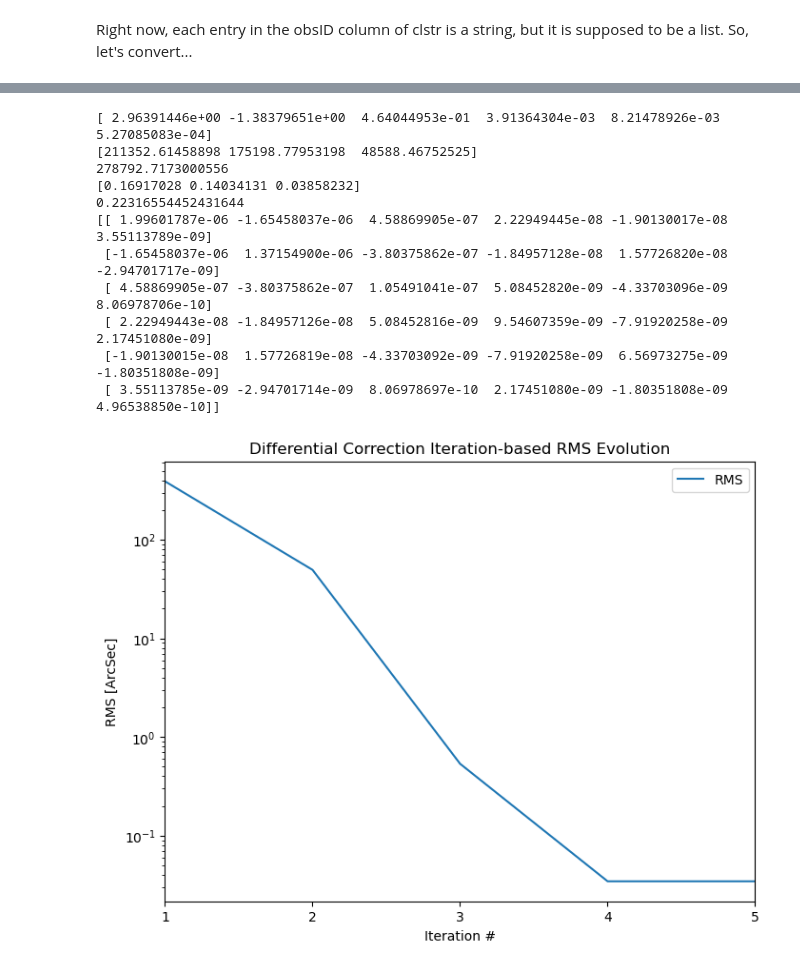
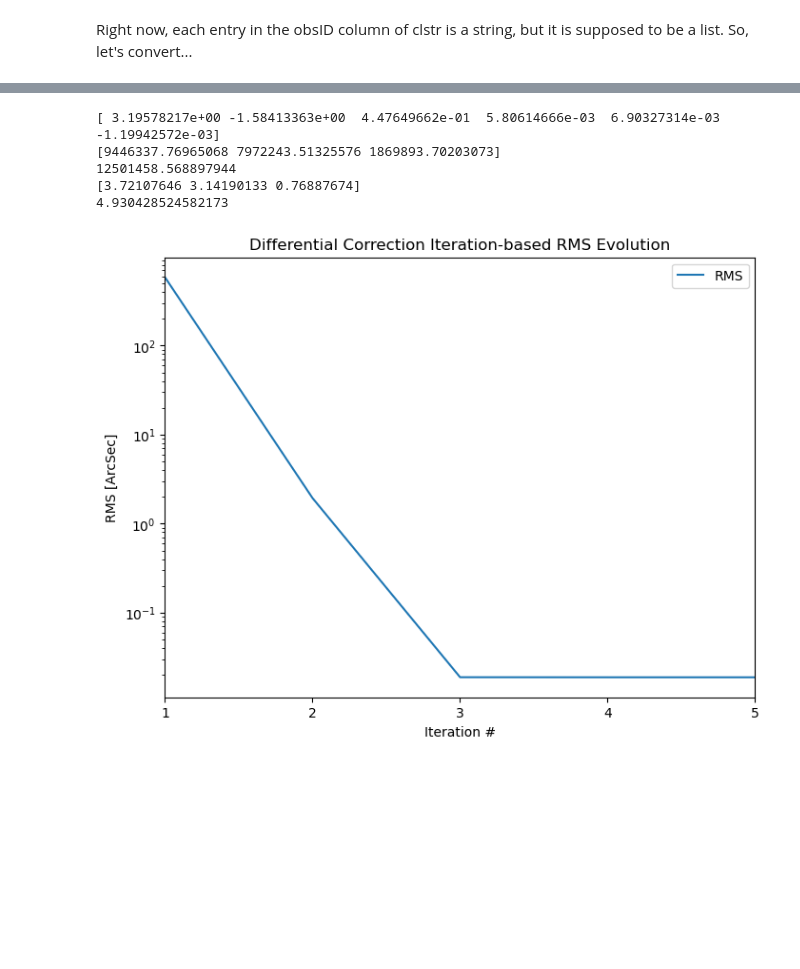
Before and after one commit to rahil-makadia/lsst-heliolinc-corrector, a Jupyter notebook: lsst-corrector-demo.ipynb, the cells around one changed output, grey strips where cells are left out. Drawn from its saved outputs; the diff is of its cells as text; code cells hidden in the pictures; blank space fills up the shorter version.

```diff
--- a/lsst-corrector-demo.ipynb
+++ b/lsst-corrector-demo.ipynb
@@ -100,67 +104,57 @@ vy_ecl                                                    0.006226
 # %%
 epoch = np.mean(obsArray[:,0]) # fitTime
 x_nom = fitGuess.copy()
 obs_array = obsArray.copy()
 
-max_iter = 20
-fd_pert = 1e-6
-rms_change_limit = 5e-3
-min_iter = 5
+max_iter = 20 # maximum number of iterations to run for orbit fit
+fd_pert = 1e-5 # factor to perturb nominal state element by when calculating partials using central differences
+rms_change_limit = 5e-3 # if RMS change is less than this, consider the orbit fit converged and stop
+min_iter = 5 # minimum number of iterations before any convergence criterion can stop the solution
+min_RMS = 1 # maximum acceptable RMS value for a converged solution
 
-rms_rad = np.inf*np.ones((max_iter,1))
-rms = np.inf*np.ones((max_iter,1))
-del_rms = np.inf*np.ones((max_iter,1))
-state_arr = np.zeros((len(x_nom), max_iter))
+rms_rad = np.inf*np.ones((max_iter,1)) # RMS array in radians
+rms = np.inf*np.ones((max_iter,1)) # RMS array in ArcSec
+del_rms = np.inf*np.ones((max_iter,1)) # array to store change in RMS at each iteration
+state_arr = np.zeros((len(x_nom), max_iter)) # array to store nominal state at each iteration of the fit
 i = 0
-while abs(del_rms[i-1])>rms_change_limit or rms[i-1]>1 or i<min_iter:
-    P, a, w, b = accumulate_observations_efficiently(epoch, x_nom, obs_array, fd_pert)
-    delta_x = P @ (a.T @ w @ b)
-    x_nom += delta_x.T[0]
-    state_arr[:,i] = x_nom.T
-    rms_rad[i] = np.sqrt(np.sum(b.T @ b)/(2*len(obs_array[:,0])))
-    rms[i] = np.rad2deg(rms_rad[i])*3600 # convert to ArcSec
-    if i > 0: del_rms[i] = (rms[i] - rms[i-1])/rms[i-1]
+while abs(del_rms[i-1])>rms_change_limit or rms[i-1]>min_RMS or i<min_iter:
+    P, a, w, b = accumulate_observations_efficiently(epoch, x_nom, obs_array, fd_pert) # perform one iteration of orbit fit
+    delta_x = P @ (a.T @ w @ b) # calculate the update to the nominal state
+    x_nom += delta_x.T[0] # update the nominal state
+    state_arr[:,i] = x_nom.T # store nominal state at current iteration
+    rms_rad[i] = np.sqrt(np.sum(b.T @ b)/(2*len(obs_array[:,0]))) # calculate and store RMS in radians
+    rms[i] = np.rad2deg(rms_rad[i])*3600 # convert RMS to ArcSec and store
+    if i > 0: del_rms[i] = (rms[i] - rms[i-1])/rms[i-1] # calculate change in RMS w.r.t. previous iteration
     i += 1
     if i >= max_iter: break
-# end for
-n_iter = i
-r_epoch = x_nom[:3] # differentially corrected position at epoch
-v_epoch = x_nom[3:6] # differentially corrected velocity at epoch
+# end while
+n_iter = i # number of iterations used for fitting the orbit
+r_epoch = x_nom[:3] # postfit position at epoch
+v_epoch = x_nom[3:6] # postfit velocity at epoch
 variance = np.diag(P) # calculate the variance of the nominal state elements
 st_dev = np.sqrt(variance) # calculate the standard deviation of the nominal state elements
-[values,vectors] = np.linalg.eig(P) # calculate eigenvalues and eigenvectors of covariance matrix for error ellipsoid
 
-print(x_nom)
-print(st_dev[:3]*au2km)
-print(np.linalg.norm(st_dev[:3]*au2km))
-# print(values[:3]*au2km)
-# print(np.linalg.norm(values[:3]*au2km))
-print(st_dev[3:6]*au2km/day2sec)
-print(np.linalg.norm(st_dev[3:6]*au2km/day2sec))
-# print(values[3:6]*au2km/day2sec)
-# print(np.linalg.norm(values[3:6]*au2km/day2sec))
-print(P)
+print(x_nom) # nominal postfit state at epoch, position in au, velocity in au/day
+print(st_dev[:3]*au2km) # standard deviation of position in km
+print(np.linalg.norm(st_dev[:3]*au2km)) # standard deviation of position magnitude in km
+print(st_dev[3:6]*au2km/day2sec) # standard deviation of velocity in km/s
+print(np.linalg.norm(st_dev[3:6]*au2km/day2sec)) # standard deviation of velocity magnitude in km/s
+# print(P) # covariance of the fit
 
 plt.figure(figsize=(8,6), dpi=100)
 plt.semilogy(np.arange(1,n_iter+1), rms[:n_iter], label = 'RMS')
 plt.xlabel('Iteration #')
 plt.xticks(np.arange(1,n_iter+1,1)) if n_iter <= 10 else plt.xticks(np.hstack((1,np.arange(5,n_iter+1,5))))
 plt.xlim(1, n_iter)
 plt.ylabel('RMS [ArcSec]')
 plt.title('Differential Correction Iteration-based RMS Evolution')
 plt.legend()
 plt.show()
 # %% [output]
-[ 2.96391446e+00 -1.38379651e+00  4.64044953e-01  3.91364304e-03  8.21478926e-03  5.27085083e-04]
-[211352.61458898 175198.77953198  48588.46752525]
-278792.7173000556
-[0.16917028 0.14034131 0.03858232]
-0.22316554452431644
-[[ 1.99601787e-06 -1.65458037e-06  4.58869905e-07  2.22949445e-08 -1.90130017e-08  3.55113789e-09]
- [-1.65458037e-06  1.37154900e-06 -3.80375862e-07 -1.84957128e-08  1.57726820e-08 -2.94701717e-09]
- [ 4.58869905e-07 -3.80375862e-07  1.05491041e-07  5.08452820e-09 -4.33703096e-09  8.06978706e-10]
- [ 2.22949443e-08 -1.84957126e-08  5.08452816e-09  9.54607359e-09 -7.91920258e-09  2.17451080e-09]
- [-1.90130015e-08  1.57726819e-08 -4.33703092e-09 -7.91920258e-09  6.56973275e-09 -1.80351808e-09]
- [ 3.55113785e-09 -2.94701714e-09  8.06978697e-10  2.17451080e-09 -1.80351808e-09  4.96538850e-10]]
+[ 3.19578217e+00 -1.58413363e+00  4.47649662e-01  5.80614666e-03  6.90327314e-03 -1.19942572e-03]
+[9446337.76965068 7972243.51325576 1869893.70203073]
+12501458.568897944
+[3.72107646 3.14190133 0.76887674]
+4.930428524582173
-[figure, old version]
+[figure, new version]
 # %%
```
Also changed, not shown: parts of 3 cells of this notebook, 1 other file.
